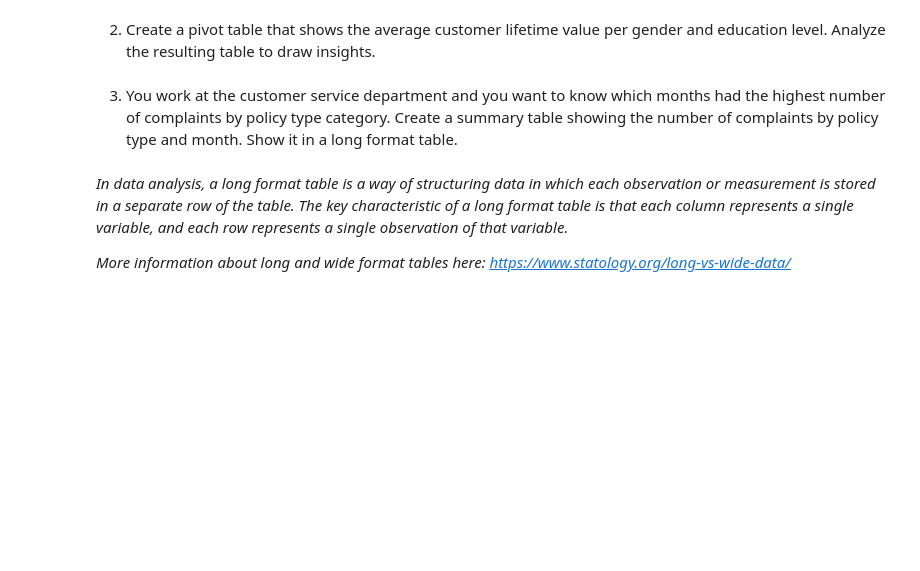
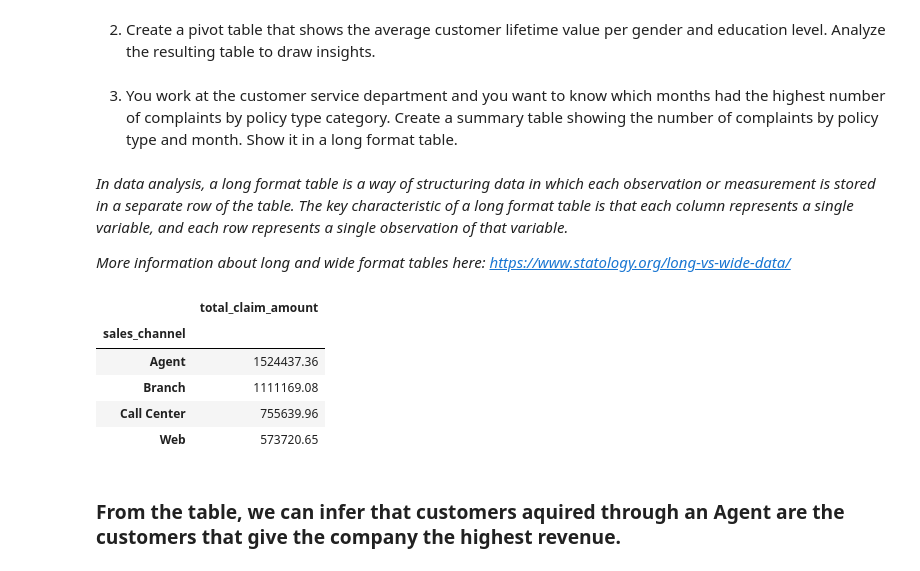
Before and after one commit to ferasrafeh/IronLab, a Jupyter notebook: Week2/lab-dw-data-structuring-and-combining.ipynb, the cells around one changed output. Cells and saved outputs as stored; diff of their text form; code cells hidden in the pictures; blank space fills up the shorter version.

```diff
--- a/Week2/lab-dw-data-structuring-and-combining.ipynb
+++ b/Week2/lab-dw-data-structuring-and-combining.ipynb
@@ -70,4 +225,15 @@ Show it in a long format table.
 
 *More information about long and wide format tables here: https://www.statology.org/long-vs-wide-data/*
 # %%
-# Your code goes here
+pivot_table = pd.pivot_table(df, values ="total_claim_amount", index="sales_channel", aggfunc="sum").round(2)
+# %%
+pivot_table
+# %% [output]
+|  | total_claim_amount |
+| sales_channel |  |
+| Agent | 1524437.36 |
+| Branch | 1111169.08 |
+| Call Center | 755639.96 |
+| Web | 573720.65 |
+# %% [markdown]
+### From the table, we can infer that customers aquired through an Agent are the customers that give the company the highest revenue.
```
Also changed, not shown: parts of 36 cells of this notebook.
